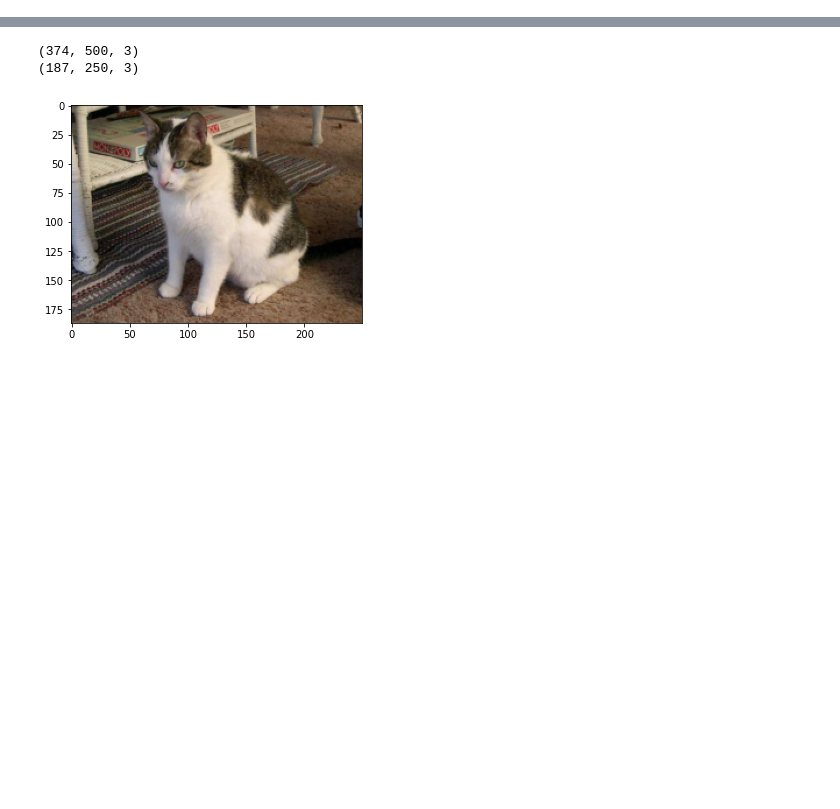
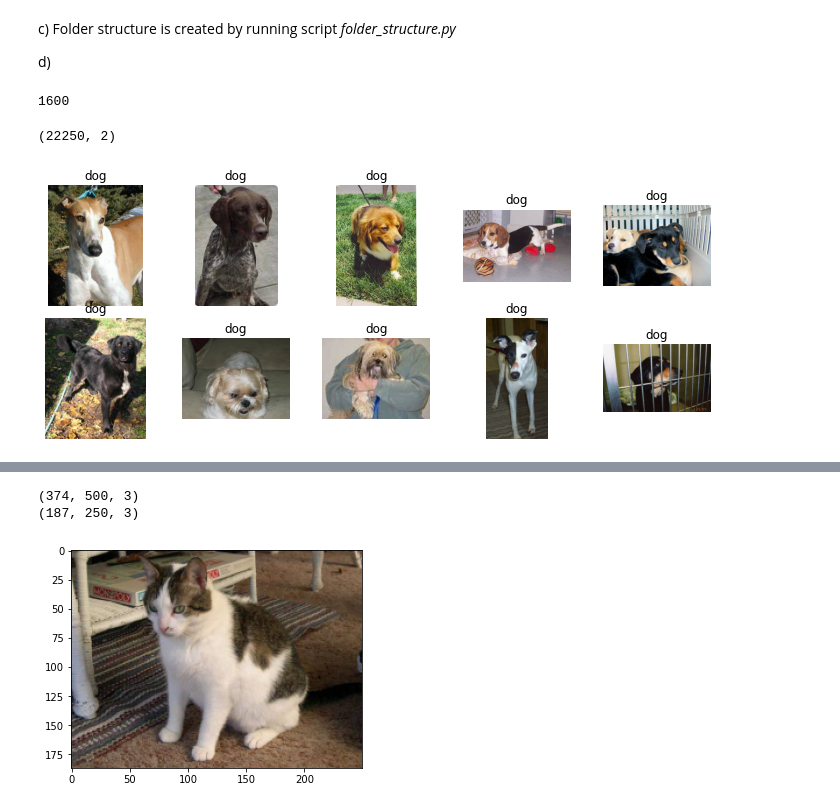
Before and after one commit to Lelelass/Deep-Learning-21, a Jupyter notebook: Labb/lab.ipynb, the cells around one changed output, grey strips where cells are left out. Saved outputs shown, nothing was run; the diff lists cells and outputs as text; code cells hidden in the pictures; blank space fills up the shorter version.

```diff
--- a/Labb/lab.ipynb
+++ b/Labb/lab.ipynb
@@ -22,0 +32,20 @@ train_pictures_one_hot.head()
+# %% [markdown]
+c) Folder structure is created by running script *folder_structure.py*
+
+d)
+# %%
+from dataset_split import Complete_set_split_filenames
+
+small_train_filenames, small_val_filenames, small_test_filemnames = Complete_set_split_filenames(train_pictures_one_hot, (800,200,250))
+tiny_train_filenames, tiny_val_filenames, tiny_test_filemnames = Complete_set_split_filenames(train_pictures_one_hot, (80,20,25))
+small_train_filenames.label.count()
+# %% [output]
+1600
+# %%
+train_pictures_one_hot.shape # [0] Should decrease each time as Complete split filenames is run, as Inplace = True, thus we avoid data leakage
+# %% [output]
+(22250, 2)
+# %%
+display_images(small_train_filenames, original_train_dir)
+# %% [output]
+[figure, added]
```
Also changed, not shown: parts of 23 cells of this notebook, 1 other file.
